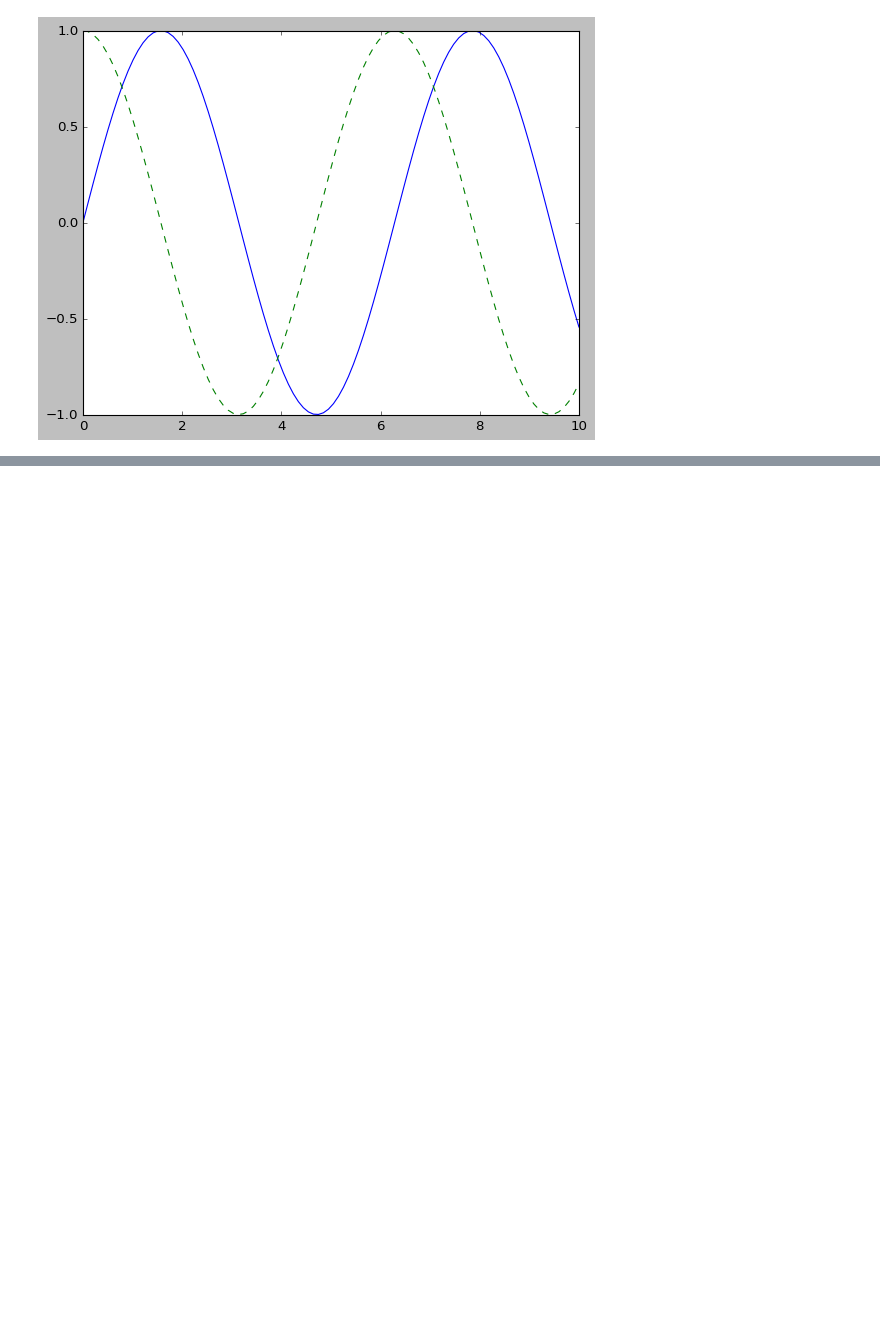
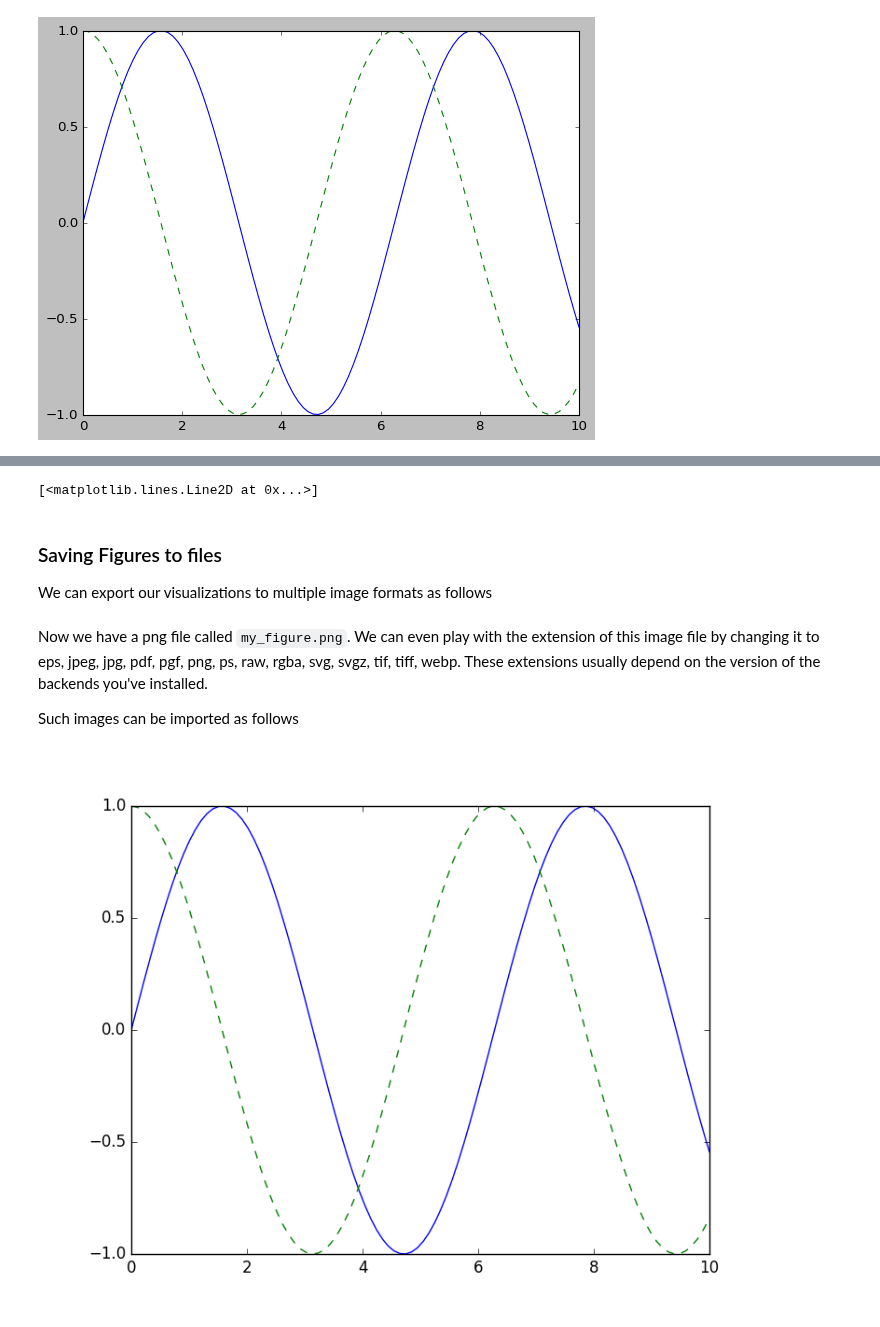
Before and after one commit to denis-james/Self-Learning, a Jupyter notebook: Matplotlib/0. Intro to Visualization with Matplotlib.ipynb, the cells around one changed output, grey strips where cells are left out. Saved outputs shown, nothing was run; the diff lists cells and outputs as text; code cells hidden in the pictures; blank space fills up the shorter version.

```diff
--- a/Matplotlib/0. Intro to Visualization with Matplotlib.ipynb
+++ b/Matplotlib/0. Intro to Visualization with Matplotlib.ipynb
@@ -74,0 +101,14 @@ plt.plot(x, np.cos(x), '--')
+# %%
+
+import numpy as np
+x = np.linspace(0, 10, 100)
+
+fig = plt.figure()
+plt.plot(x, np.sin(x), '-')
+plt.plot(x, np.cos(x), '--')
+# %% [output]
+[<matplotlib.lines.Line2D at 0x...>]
+# %% [markdown]
+### Saving Figures to files
+
+We can export our visualizations to multiple image formats as follows
@@ -74,0 +117,9 @@ plt.plot(x, np.cos(x), '--')
+# %% [markdown]
+Now we have a png file called `my_figure.png`. We can even play with the extension of this image file by changing it to eps, jpeg, jpg, pdf, pgf, png, ps, raw, rgba, svg, svgz, tif, tiff, webp. These extensions usually depend on the version of the backends you've installed.
+
+Such images can be imported as follows
+# %%
+from IPython.display import Image
+Image('my_figure.png')
+# %% [output]
+[figure, added]
```
Also changed, not shown: parts of 15 cells of this notebook, 1 other file.
